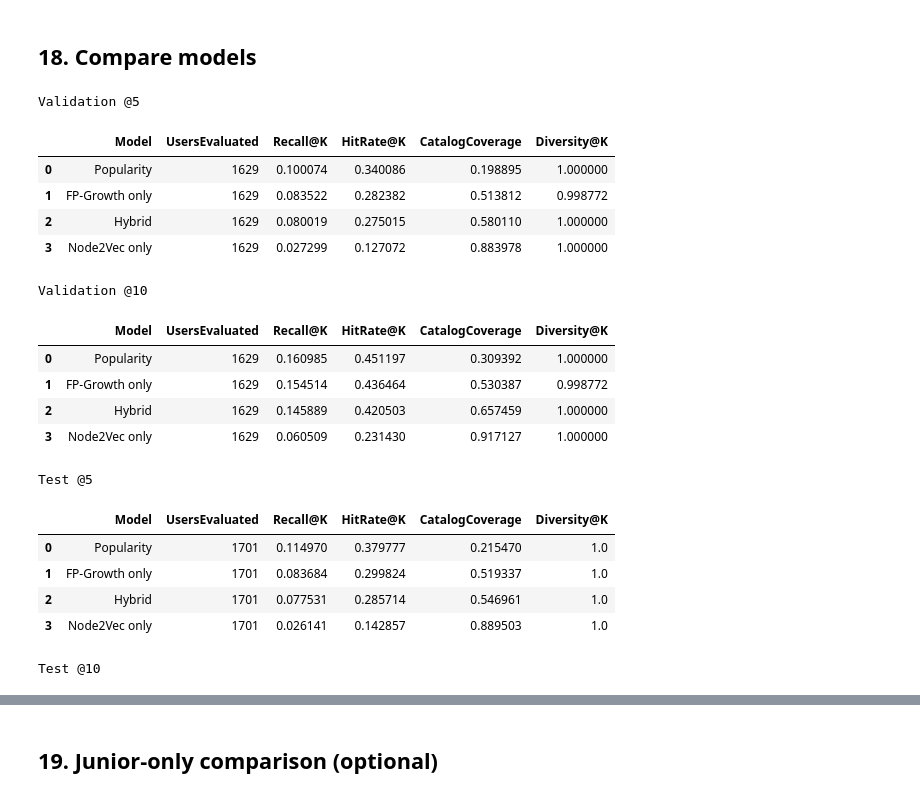
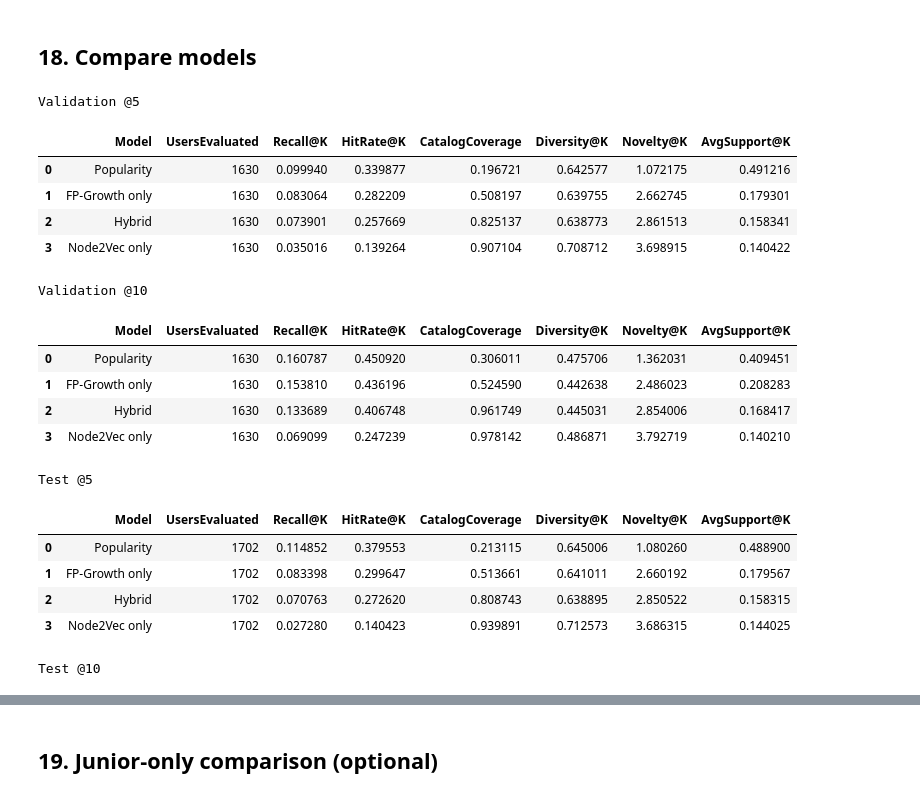
Before and after one commit to Son2k5/BDM, a Jupyter notebook: improved_notebook_copies/local_training_research_enhanced_improved.ipynb, the cells around one changed output, grey strips where cells are left out. Drawn from its saved outputs; the diff is of its cells as text; code cells hidden in the pictures.

```diff
--- a/local_training_research_enhanced.ipynb
+++ b/improved_notebook_copies/local_training_research_enhanced_improved.ipynb
@@ -674,6 +704,19 @@ def collect_embedding_component(user_have, similarity_cache):
 
     return dict(embed_scores)
 
+def normalize_score_map(score_map):
+    if not score_map:
+        return {}
+    values = list(score_map.values())
+    min_value = min(values)
+    max_value = max(values)
+    if math.isclose(max_value, min_value):
+        return {skill: 1.0 for skill in score_map}
+    return {
+        skill: (score - min_value) / (max_value - min_value)
+        for skill, score in score_map.items()
+    }
+
 def recommend_hybrid(user_have, rule_index_by_len, similarity_cache, support_fraction_map, alpha=0.6, beta=0.4, k=10, max_ant_len=3):
     seen_skills = set(user_have)
 
@@ -684,23 +727,28 @@ def recommend_hybrid(user_have, rule_index_by_len, similarity_cache, support_fra
     )
     embed_component = collect_embedding_component(user_have, similarity_cache)
 
-    candidate_pool = set(rule_component.keys()) | set(embed_component.keys())
+    # Rule scores and embedding similarities have different numeric scales.
+    # Normalize inside each user-specific candidate pool before weighted fusion.
+    normalized_rule_component = normalize_score_map(rule_component)
+    normalized_embed_component = normalize_score_map(embed_component)
+
+    candidate_pool = set(normalized_rule_component.keys()) | set(normalized_embed_component.keys())
 
     final_scores = {}
     for skill in candidate_pool:
         if skill in seen_skills:
             continue
 
-        rule_score = rule_component.get(skill, 0.0)
-        embed_score = embed_component.get(skill, 0.0)
+        rule_score = normalized_rule_component.get(skill, 0.0)
+        embed_score = normalized_embed_component.get(skill, 0.0)
 
         combined_score = alpha * rule_score + beta * embed_score
 
-        # popularity normalization
-        support_value = support_fraction_map.get(skill, rule_support.get(skill, 1e-9))
-        normalized_score = combined_score / max(math.log1p(1.0 + support_value), 1e-9)
-
-        final_scores[skill] = normalized_score
+        # Light popularity penalty: discourages always recommending only dominant skills
+        # while preserving relevance from the normalized fusion score.
+        support_value = support_fraction_map.get(skill, rule_support.get(skill, 0.0))
+        popularity_penalty = 1.0 + support_value
+        final_scores[skill] = combined_score / max(popularity_penalty, 1e-9)
 
     ranked = sorted(final_scores.items(), key=lambda x: x[1], reverse=True)
     return [skill for skill, _ in ranked[:k]]
@@ -730,50 +778,56 @@ def compare_models(df, k=10):
         "Hybrid": f"pred_hybrid_{k}",
     }
 
     result_rows = []
     for model_name, pred_col in prediction_mapping.items():
-        metrics = evaluate_predictions(df, pred_col, k=k, catalog=skill_catalog)
+        metrics = evaluate_predictions(
+            df,
+            pred_col,
+            k=k,
+            catalog=skill_catalog,
+            support_fraction_map=skill_support_fraction,
+        )
         result_rows.append({"Model": model_name, **metrics})
 
     result_df = pd.DataFrame(result_rows)
     return result_df.sort_values(
-        ["Recall@K", "HitRate@K", "CatalogCoverage", "Diversity@K"],
+        ["Recall@K", "HitRate@K", "CatalogCoverage", "Novelty@K"],
         ascending=False,
     ).reset_index(drop=True)
 
 valid_compare_5 = compare_models(valid_df, k=5)
 valid_compare_10 = compare_models(valid_df, k=10)
 test_compare_5 = compare_models(test_df, k=5)
 test_compare_10 = compare_models(test_df, k=10)
 
 print("Validation @5")
 display(valid_compare_5)
 
 print("Validation @10")
 display(valid_compare_10)
 
 print("Test @5")
 display(test_compare_5)
 
 print("Test @10")
 display(test_compare_10)
 # %% [output]
 Validation @5
-|  | Model | UsersEvaluated | Recall@K | HitRate@K | CatalogCoverage | Diversity@K |
-| 0 | Popularity | 1629 | 0.100074 | 0.340086 | 0.198895 | 1.000000 |
-| 1 | FP-Growth only | 1629 | 0.083522 | 0.282382 | 0.513812 | 0.998772 |
-| 2 | Hybrid | 1629 | 0.080019 | 0.275015 | 0.580110 | 1.000000 |
-| 3 | Node2Vec only | 1629 | 0.027299 | 0.127072 | 0.883978 | 1.000000 |
+|  | Model | UsersEvaluated | Recall@K | HitRate@K | CatalogCoverage | Diversity@K | Novelty@K | AvgSupport@K |
+| 0 | Popularity | 1630 | 0.099940 | 0.339877 | 0.196721 | 0.642577 | 1.072175 | 0.491216 |
+| 1 | FP-Growth only | 1630 | 0.083064 | 0.282209 | 0.508197 | 0.639755 | 2.662745 | 0.179301 |
+| 2 | Hybrid | 1630 | 0.073901 | 0.257669 | 0.825137 | 0.638773 | 2.861513 | 0.158341 |
+| 3 | Node2Vec only | 1630 | 0.035016 | 0.139264 | 0.907104 | 0.708712 | 3.698915 | 0.140422 |
 Validation @10
-|  | Model | UsersEvaluated | Recall@K | HitRate@K | CatalogCoverage | Diversity@K |
-| 0 | Popularity | 1629 | 0.160985 | 0.451197 | 0.309392 | 1.000000 |
-| 1 | FP-Growth only | 1629 | 0.154514 | 0.436464 | 0.530387 | 0.998772 |
-| 2 | Hybrid | 1629 | 0.145889 | 0.420503 | 0.657459 | 1.000000 |
-| 3 | Node2Vec only | 1629 | 0.060509 | 0.231430 | 0.917127 | 1.000000 |
+|  | Model | UsersEvaluated | Recall@K | HitRate@K | CatalogCoverage | Diversity@K | Novelty@K | AvgSupport@K |
+| 0 | Popularity | 1630 | 0.160787 | 0.450920 | 0.306011 | 0.475706 | 1.362031 | 0.409451 |
+| 1 | FP-Growth only | 1630 | 0.153810 | 0.436196 | 0.524590 | 0.442638 | 2.486023 | 0.208283 |
+| 2 | Hybrid | 1630 | 0.133689 | 0.406748 | 0.961749 | 0.445031 | 2.854006 | 0.168417 |
+| 3 | Node2Vec only | 1630 | 0.069099 | 0.247239 | 0.978142 | 0.486871 | 3.792719 | 0.140210 |
 Test @5
-|  | Model | UsersEvaluated | Recall@K | HitRate@K | CatalogCoverage | Diversity@K |
-| 0 | Popularity | 1701 | 0.114970 | 0.379777 | 0.215470 | 1.0 |
-| 1 | FP-Growth only | 1701 | 0.083684 | 0.299824 | 0.519337 | 1.0 |
-| 2 | Hybrid | 1701 | 0.077531 | 0.285714 | 0.546961 | 1.0 |
-| 3 | Node2Vec only | 1701 | 0.026141 | 0.142857 | 0.889503 | 1.0 |
+|  | Model | UsersEvaluated | Recall@K | HitRate@K | CatalogCoverage | Diversity@K | Novelty@K | AvgSupport@K |
+| 0 | Popularity | 1702 | 0.114852 | 0.379553 | 0.213115 | 0.645006 | 1.080260 | 0.488900 |
+| 1 | FP-Growth only | 1702 | 0.083398 | 0.299647 | 0.513661 | 0.641011 | 2.660192 | 0.179567 |
+| 2 | Hybrid | 1702 | 0.070763 | 0.272620 | 0.808743 | 0.638895 | 2.850522 | 0.158315 |
+| 3 | Node2Vec only | 1702 | 0.027280 | 0.140423 | 0.939891 | 0.712573 | 3.686315 | 0.144025 |
 Test @10
```
Also changed, not shown: parts of 19 cells of this notebook, 8 other files.
